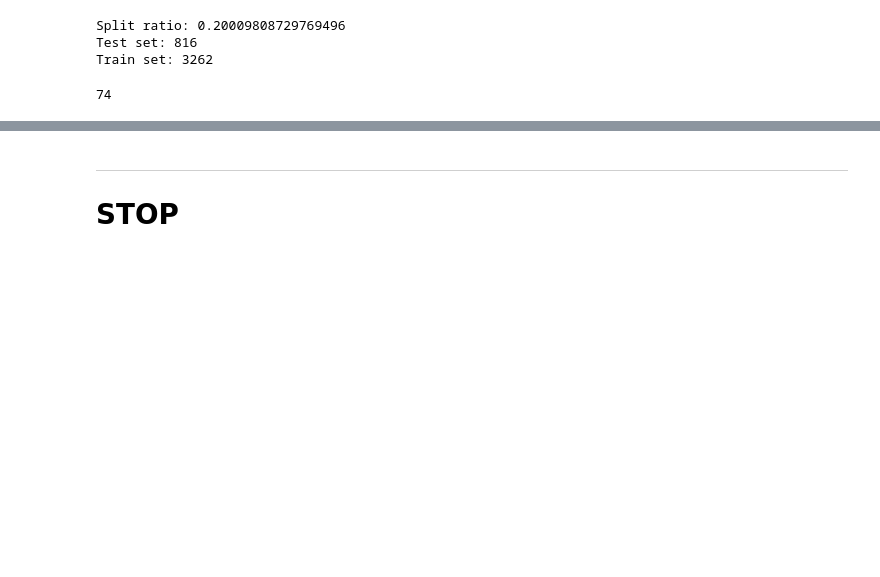
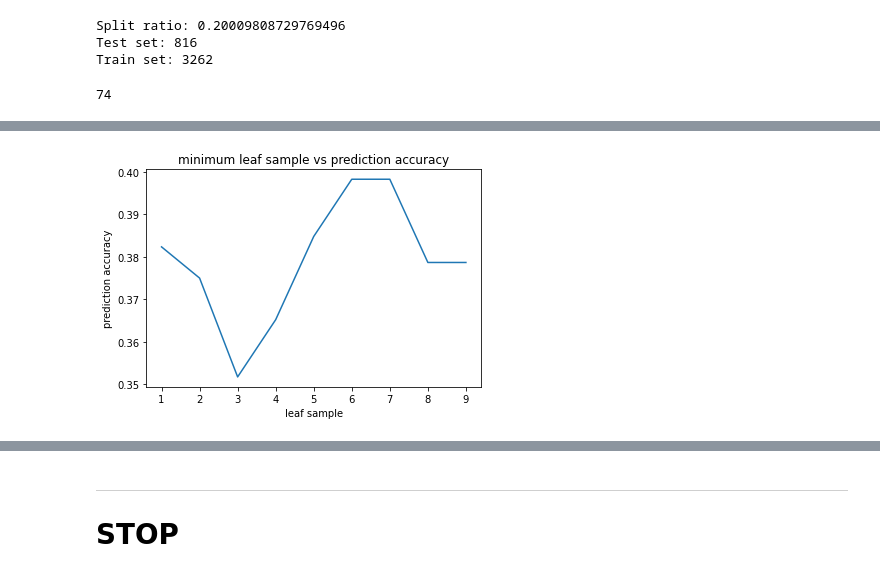
Before and after one commit to jeremyfreedman/cs4701-genrematch, a Jupyter notebook: filtered.ipynb, the cells around one changed output, grey strips where cells are left out. Cells and saved outputs as stored; diff of their text form; code cells hidden in the pictures; blank space fills up the shorter version.

```diff
--- a/filtered.ipynb
+++ b/filtered.ipynb
@@ -198,0 +241,15 @@ np.sum(preds == Y_test)/len(preds)
+# %%
+# trying various min leaf sample sizes
+# x_sample_plt = []
+# y_sample_plt = []
+best_split = x_split_plt[y_split_plt.index(max(y_split_plt))] * 0.01
+print(best_split)
+X_train, X_test, Y_train, Y_test = \
+            sk.model_selection.train_test_split(list(word_df['WordFreqList']), list(word_df['Genre']), test_size=best_split)
+for i in range(1,10):
+    print(f'min leaf sample {i}')
+    x_sample_plt.append(i)
+    clf = tree.DecisionTreeClassifier(min_samples_leaf=i)
+    clf.fit(X_train,Y_train)
+    preds = clf.predict(X_test)
+    y_sample_plt.append(np.sum(preds == Y_test)/len(preds))
@@ -198,0 +267,9 @@ np.sum(preds == Y_test)/len(preds)
+# %%
+# plotting min leaf sample
+pyplot.plot(x_sample_plt, y_sample_plt)
+pyplot.title('minimum leaf sample vs prediction accuracy')
+pyplot.xlabel('leaf sample')
+pyplot.ylabel('prediction accuracy')
+pyplot.show()
+# %% [output]
+[figure, added]
```
Also changed, not shown: parts of 11 cells of this notebook.
